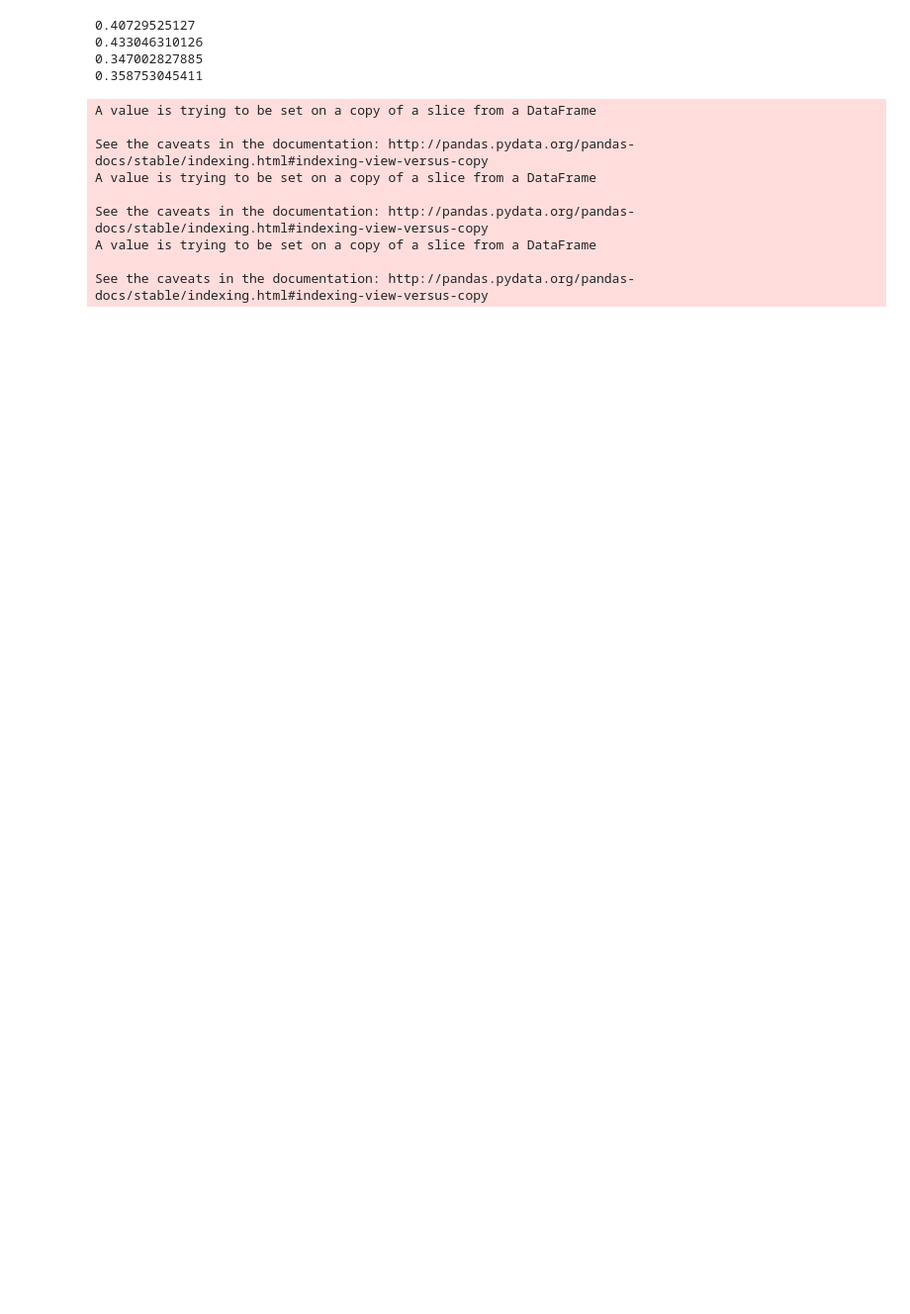
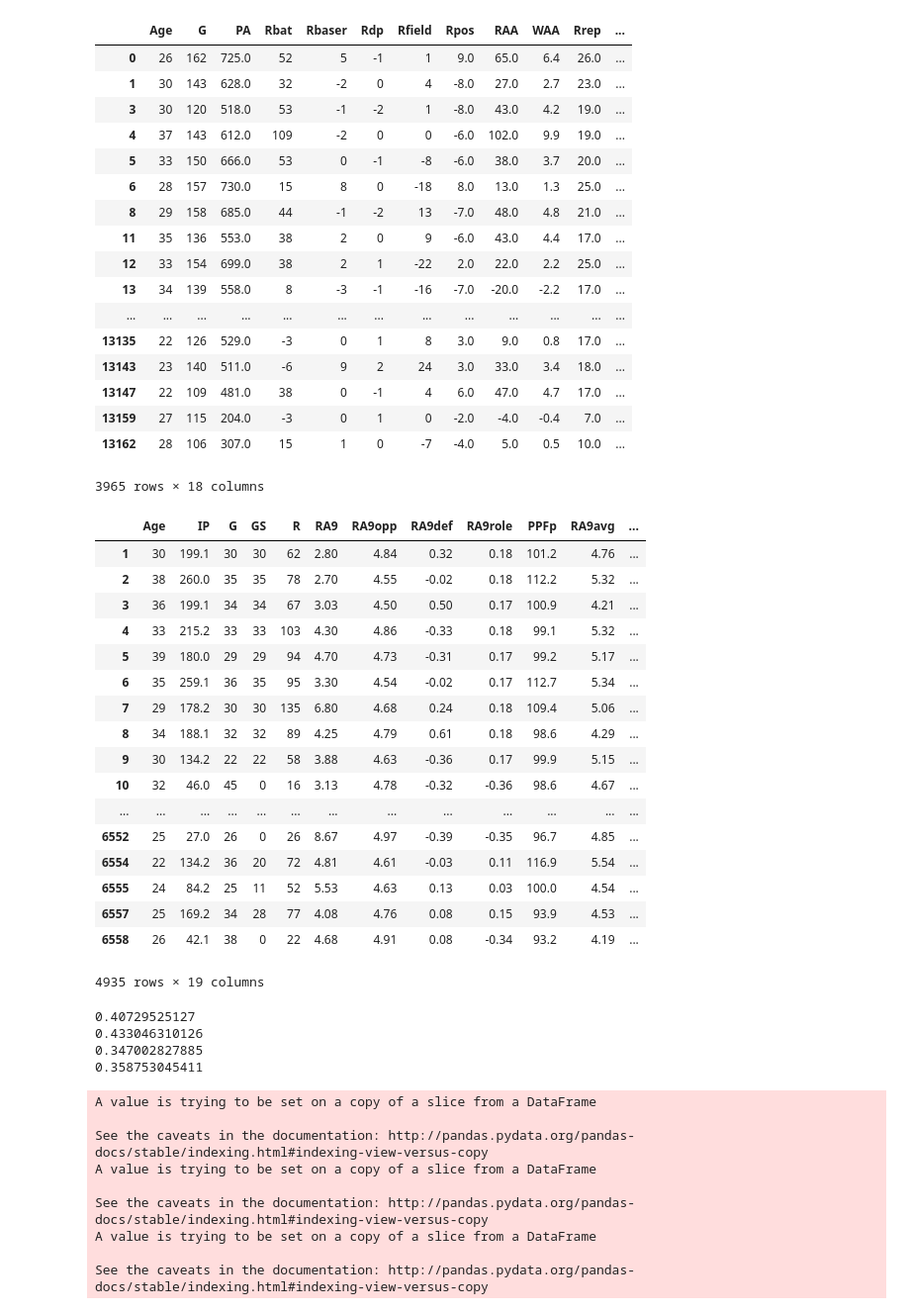
Before and after one commit to carterkrem/221Project, a Jupyter notebook: moneyball.ipynb, the cells around one changed output. Shown at 99% size. Cells and saved outputs as stored; diff of their text form; code cells hidden in the pictures; blank space fills up the shorter version.

```diff
--- a/moneyball.ipynb
+++ b/moneyball.ipynb
@@ -97,35 +93,73 @@ pitching_train = p.read_csv('AllPitchingData.csv')
 batting_train.drop(batting_train.columns[[1]], axis=1, inplace=True)
 pitching_train.drop(pitching_train.columns[[1]], axis=1, inplace=True)
 
 batting_x = batting_train.drop(['Pos Summary'], axis=1)
 batting_x = batting_x[(batting_x['G'] > 100)]
 batting_x = batting_x[(batting_x['PA'] > 100)]
 batting_y = batting_x[['Salary']]
 batting_x = batting_x.drop(['Salary'], axis=1)
+display(batting_x)
 
 pitching_x = pitching_train[(pitching_train['G'] > 20)]
 pitching_y = pitching_x[['Salary']]
 pitching_x = pitching_x.drop(['Salary'], axis=1)
+display(pitching_x)
 
 batting_train_x, batting_test_x, batting_train_y, batting_test_y = train_test_split(batting_x, batting_y, test_size=0.3, random_state=0)
 pitching_train_x, pitching_test_x, pitching_train_y, pitching_test_y = train_test_split(pitching_x, pitching_y, test_size=0.3, random_state=0)
 
 # PREDICT SALARIES BASED OFF OF STATISTICS
 batting_regr = linear_model.LinearRegression()
 scores = cross_val_score(batting_regr, batting_train_x.values, batting_train_y.values, cv=10)
 batting_regr.fit(batting_train_x, batting_train_y)
 print(np.mean(scores))
 print(batting_regr.score(batting_test_x, batting_test_y))
 
 pitching_regr = linear_model.LinearRegression()
 scores = cross_val_score(pitching_regr, pitching_train_x.values, pitching_train_y.values, cv=10)
 print(np.mean(scores))
 
 pitching_regr.fit(pitching_train_x.values, pitching_train_y.values.ravel())
 print(pitching_regr.score(pitching_test_x, pitching_test_y))
 # %% [output]
+|  | Age | G | PA | Rbat | Rbaser | Rdp | Rfield | Rpos | RAA | WAA | Rrep | ... |
+| 0 | 26 | 162 | 725.0 | 52 | 5 | -1 | 1 | 9.0 | 65.0 | 6.4 | 26.0 | ... |
+| 1 | 30 | 143 | 628.0 | 32 | -2 | 0 | 4 | -8.0 | 27.0 | 2.7 | 23.0 | ... |
+| 3 | 30 | 120 | 518.0 | 53 | -1 | -2 | 1 | -8.0 | 43.0 | 4.2 | 19.0 | ... |
+| 4 | 37 | 143 | 612.0 | 109 | -2 | 0 | 0 | -6.0 | 102.0 | 9.9 | 19.0 | ... |
+| 5 | 33 | 150 | 666.0 | 53 | 0 | -1 | -8 | -6.0 | 38.0 | 3.7 | 20.0 | ... |
+| 6 | 28 | 157 | 730.0 | 15 | 8 | 0 | -18 | 8.0 | 13.0 | 1.3 | 25.0 | ... |
+| 8 | 29 | 158 | 685.0 | 44 | -1 | -2 | 13 | -7.0 | 48.0 | 4.8 | 21.0 | ... |
+| 11 | 35 | 136 | 553.0 | 38 | 2 | 0 | 9 | -6.0 | 43.0 | 4.4 | 17.0 | ... |
+| 12 | 33 | 154 | 699.0 | 38 | 2 | 1 | -22 | 2.0 | 22.0 | 2.2 | 25.0 | ... |
+| 13 | 34 | 139 | 558.0 | 8 | -3 | -1 | -16 | -7.0 | -20.0 | -2.2 | 17.0 | ... |
+| ... | ... | ... | ... | ... | ... | ... | ... | ... | ... | ... | ... | ... |
+| 13135 | 22 | 126 | 529.0 | -3 | 0 | 1 | 8 | 3.0 | 9.0 | 0.8 | 17.0 | ... |
+| 13143 | 23 | 140 | 511.0 | -6 | 9 | 2 | 24 | 3.0 | 33.0 | 3.4 | 18.0 | ... |
+| 13147 | 22 | 109 | 481.0 | 38 | 0 | -1 | 4 | 6.0 | 47.0 | 4.7 | 17.0 | ... |
+| 13159 | 27 | 115 | 204.0 | -3 | 0 | 1 | 0 | -2.0 | -4.0 | -0.4 | 7.0 | ... |
+| 13162 | 28 | 106 | 307.0 | 15 | 1 | 0 | -7 | -4.0 | 5.0 | 0.5 | 10.0 | ... |
-0.40729525127
-0.433046310126
-0.347002827885
-0.358753045411
+3965 rows × 18 columns
+|  | Age | IP | G | GS | R | RA9 | RA9opp | RA9def | RA9role | PPFp | RA9avg | ... |
+| 1 | 30 | 199.1 | 30 | 30 | 62 | 2.80 | 4.84 | 0.32 | 0.18 | 101.2 | 4.76 | ... |
+| 2 | 38 | 260.0 | 35 | 35 | 78 | 2.70 | 4.55 | -0.02 | 0.18 | 112.2 | 5.32 | ... |
+| 3 | 36 | 199.1 | 34 | 34 | 67 | 3.03 | 4.50 | 0.50 | 0.17 | 100.9 | 4.21 | ... |
+| 4 | 33 | 215.2 | 33 | 33 | 103 | 4.30 | 4.86 | -0.33 | 0.18 | 99.1 | 5.32 | ... |
+| 5 | 39 | 180.0 | 29 | 29 | 94 | 4.70 | 4.73 | -0.31 | 0.17 | 99.2 | 5.17 | ... |
+| 6 | 35 | 259.1 | 36 | 35 | 95 | 3.30 | 4.54 | -0.02 | 0.17 | 112.7 | 5.34 | ... |
+| 7 | 29 | 178.2 | 30 | 30 | 135 | 6.80 | 4.68 | 0.24 | 0.18 | 109.4 | 5.06 | ... |
+| 8 | 34 | 188.1 | 32 | 32 | 89 | 4.25 | 4.79 | 0.61 | 0.18 | 98.6 | 4.29 | ... |
+| 9 | 30 | 134.2 | 22 | 22 | 58 | 3.88 | 4.63 | -0.36 | 0.17 | 99.9 | 5.15 | ... |
+| 10 | 32 | 46.0 | 45 | 0 | 16 | 3.13 | 4.78 | -0.32 | -0.36 | 98.6 | 4.67 | ... |
+| ... | ... | ... | ... | ... | ... | ... | ... | ... | ... | ... | ... | ... |
+| 6552 | 25 | 27.0 | 26 | 0 | 26 | 8.67 | 4.97 | -0.39 | -0.35 | 96.7 | 4.85 | ... |
+| 6554 | 22 | 134.2 | 36 | 20 | 72 | 4.81 | 4.61 | -0.03 | 0.11 | 116.9 | 5.54 | ... |
+| 6555 | 24 | 84.2 | 25 | 11 | 52 | 5.53 | 4.63 | 0.13 | 0.03 | 100.0 | 4.54 | ... |
+| 6557 | 25 | 169.2 | 34 | 28 | 77 | 4.08 | 4.76 | 0.08 | 0.15 | 93.9 | 4.53 | ... |
+| 6558 | 26 | 42.1 | 38 | 0 | 22 | 4.68 | 4.91 | 0.08 | -0.34 | 93.2 | 4.19 | ... |
+4935 rows × 19 columns
+0.40729525127
+0.433046310126
+0.347002827885
+0.358753045411
 # %%
```
Also changed, not shown: parts of 8 cells of this notebook.
